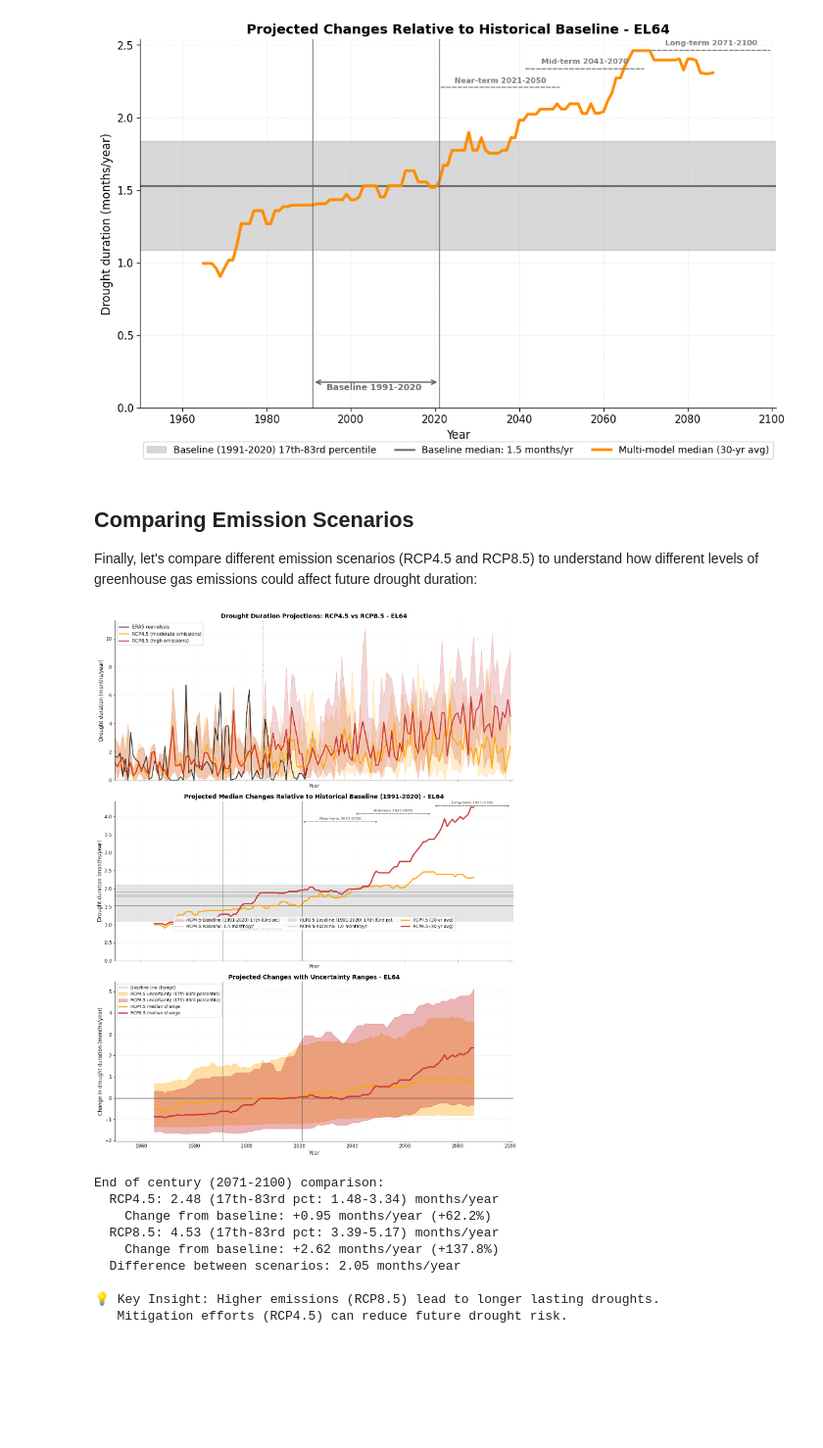
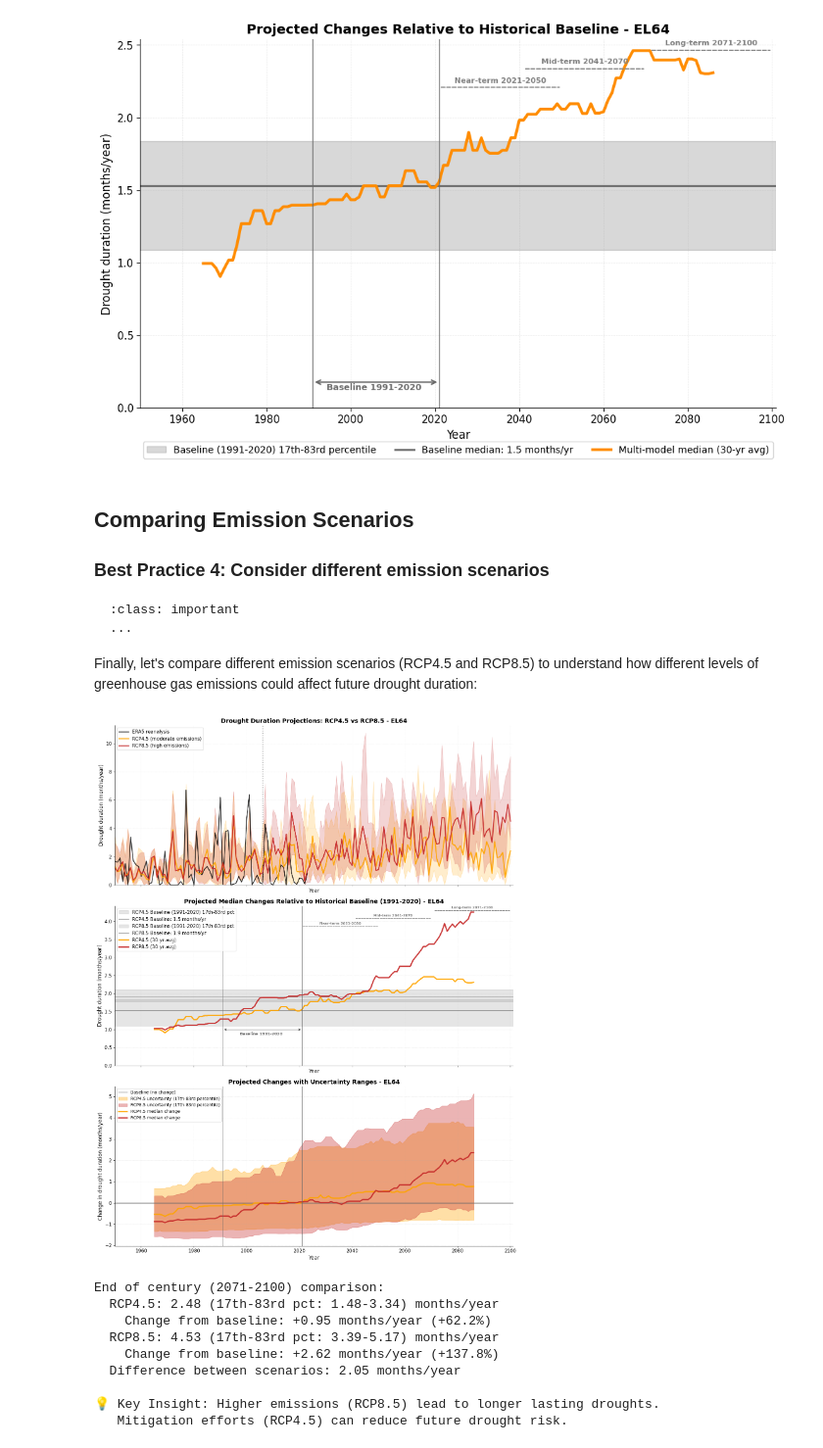
Before and after one commit to ecmwf-training/drought-exposure, a Jupyter notebook: tutorials/changing_drought_duration.ipynb, the cells around one changed output. Shown at 98% size. Saved outputs shown, nothing was run; the diff lists cells and outputs as text; code cells hidden in the pictures; blank space fills up the shorter version.

Commit message:
docs: coherent list of best practices

````diff
--- a/tutorials/changing_drought_duration.ipynb
+++ b/tutorials/changing_drought_duration.ipynb
@@ -457,6 +516,13 @@ plt.show()
 # %% [markdown]
 ## Comparing Emission Scenarios
 
+### Best Practice 4: Consider different emission scenarios
+
+```{admonition} Why should we use multiple emission scenarios?
+:class: important
+...
+```
+
 Finally, let's compare different emission scenarios (RCP4.5 and RCP8.5) to understand how different levels of greenhouse gas emissions could affect future drought duration:
 # %%
 # Prepare data for both scenarios
@@ -588,7 +654,7 @@ ax2.set_title(f'Projected Median Changes Relative to Historical Baseline ({basel
 ax2.set_ylim(bottom=0)  # Drought duration cannot be negative
 # Set x-axis limits to extend to 2100
 ax2.set_xlim(left=pd.Timestamp('1950-01-01'), right=pd.Timestamp('2100-12-31'))
-ax2.legend(loc='lower center', bbox_to_anchor=(0.5, 0.175), ncol=3, fontsize=10, frameon=True)
+ax2.legend(loc='upper left', fontsize=11, frameon=True)
 ax2.grid(True, alpha=0.3, linestyle='--', linewidth=0.5)
 ax2.spines['top'].set_visible(False)
 ax2.spines['right'].set_visible(False)
@@ -621,34 +687,34 @@ ax3.axvline(pd.Timestamp(f'{baseline_end}-12-31'), color='dimgray', linestyle='-
 
 ax3.set_xlabel('Year', fontsize=12)
 ax3.set_ylabel('Change in drought duration (months/year)', fontsize=12)
 ax3.set_title(f'Projected Changes with Uncertainty Ranges - {admin_id}',
              fontsize=14, fontweight='bold')
 ax3.legend(loc='upper left', fontsize=10, frameon=True)
 ax3.grid(True, alpha=0.3, linestyle='--', linewidth=0.5)
 ax3.spines['top'].set_visible(False)
 ax3.spines['right'].set_visible(False)
 
 plt.tight_layout()
 plt.show()
 
 # Calculate end-of-century differences (relative to each scenario's own baseline)
 eoc_45 = rcp45_df[rcp45_df['time'].dt.year.between(2071, 2100)].groupby('model')['dmd'].median()
 eoc_85 = rcp85_df[rcp85_df['time'].dt.year.between(2071, 2100)].groupby('model')['dmd'].median()
 
 # Calculate changes from baseline
 change_45 = eoc_45.median() - baseline_rcp45.median()
 change_85 = eoc_85.median() - baseline_rcp85.median()
 
 print(f"\nEnd of century (2071-2100) comparison:")
 print(f"  RCP4.5: {eoc_45.median():.2f} (17th-83rd pct: {eoc_45.quantile(0.17):.2f}-{eoc_45.quantile(0.83):.2f}) months/year")
 print(f"    Change from baseline: {change_45:+.2f} months/year ({(change_45/baseline_rcp45.median())*100:+.1f}%)")
 print(f"  RCP8.5: {eoc_85.median():.2f} (17th-83rd pct: {eoc_85.quantile(0.17):.2f}-{eoc_85.quantile(0.83):.2f}) months/year")
 print(f"    Change from baseline: {change_85:+.2f} months/year ({(change_85/baseline_rcp85.median())*100:+.1f}%)")
 print(f"  Difference between scenarios: {(eoc_85.median() - eoc_45.median()):.2f} months/year")
 print(f"\n💡 Key Insight: Higher emissions (RCP8.5) lead to longer lasting droughts.")
 print(f"   Mitigation efforts (RCP4.5) can reduce future drought risk.")
 # %% [output]
-[figure, old version]
+[figure, new version]
 End of century (2071-2100) comparison:
   RCP4.5: 2.48 (17th-83rd pct: 1.48-3.34) months/year
     Change from baseline: +0.95 months/year (+62.2%)
````
Also changed, not shown: parts of 8 cells of this notebook.
